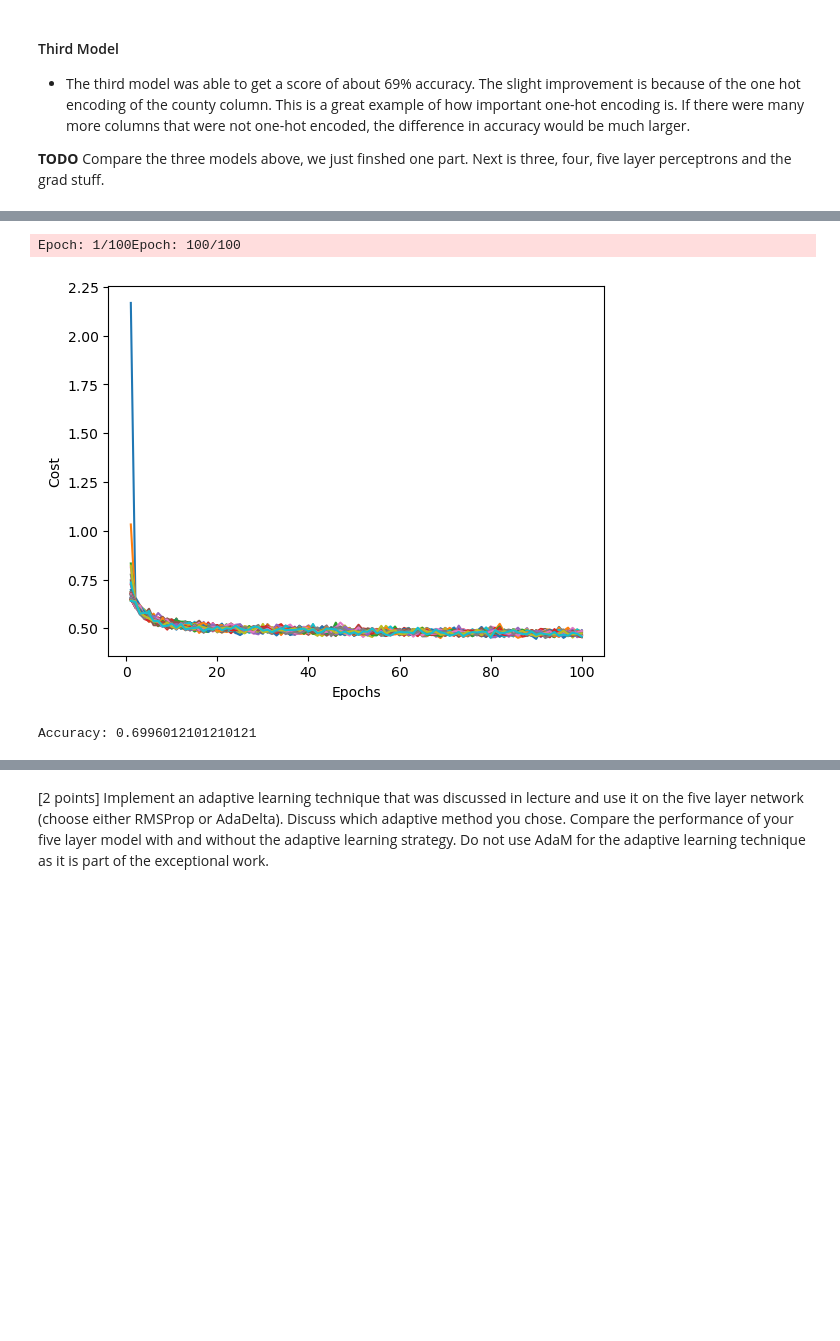
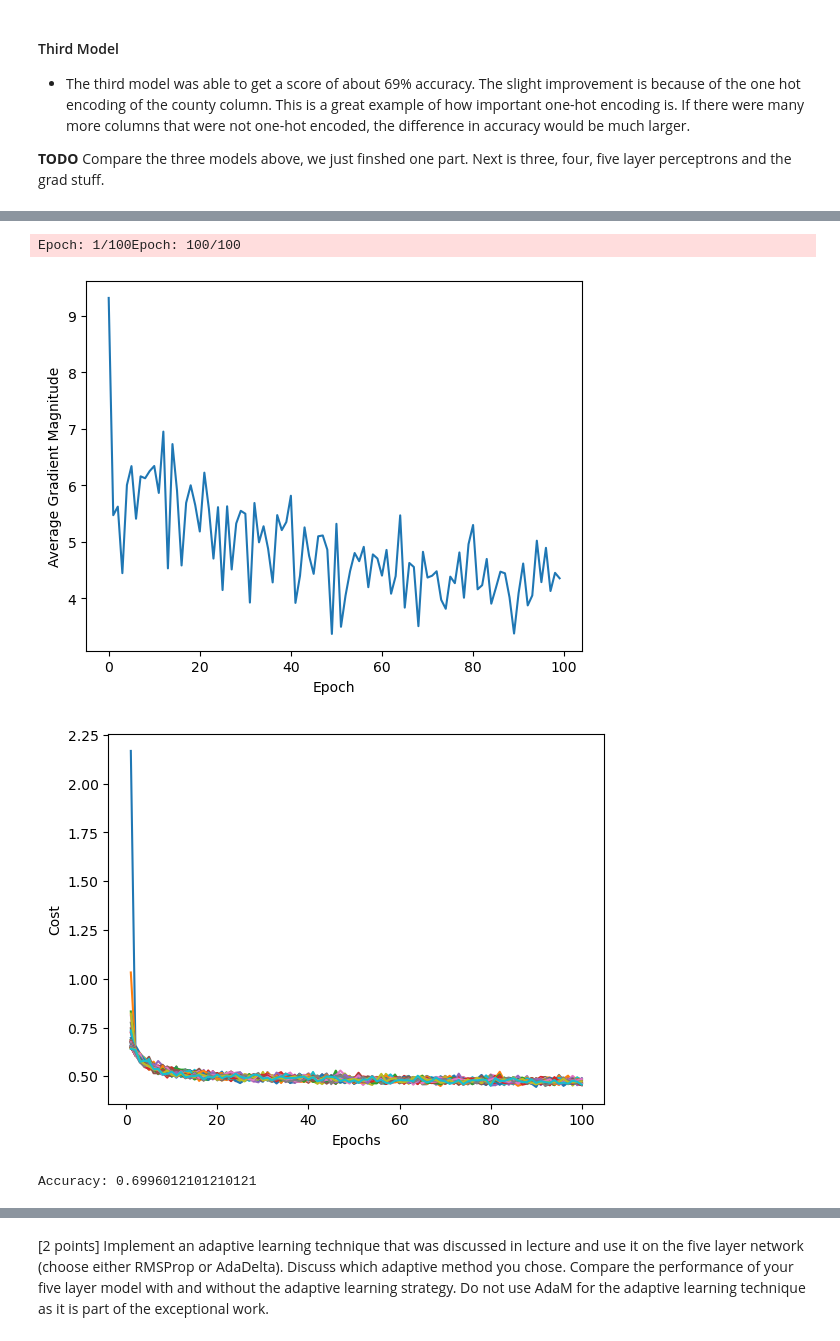
Before and after one commit to Jadonsw123/Lab4MultiLayerPerceptron, a Jupyter notebook: lab4secondtry.ipynb, the cells around one changed output, grey strips where cells are left out. Saved outputs shown, nothing was run; the diff lists cells and outputs as text; code cells hidden in the pictures; blank space fills up the shorter version.

Commit message:
Added gradient graphs

```diff
--- a/lab4secondtry.ipynb
+++ b/lab4secondtry.ipynb
@@ -622,6 +622,8 @@ class ThreeLayerPerceptron(NormalizedTwoLayerPerceptron):
         self.decrease_const = decrease_const
         self.shuffle = shuffle
         self.minibatches = minibatches
+        self.grad_avg_ = []  # Add this line
+
         #I just copy pasted all of the init functions so I can see what it is doing better
 
 
@@ -747,6 +749,8 @@ class ThreeLayerPerceptron(NormalizedTwoLayerPerceptron):
             # num batches== self.minibatches
             mini = np.array_split(range(y_data.shape[0]), self.minibatches)
             mini_cost = []
+            mini_grad_avg = []  # Temporary list for this epoch's gradients
+
             for idx in mini:
                 # feedforward all instances
                 A1, Z1, A2, Z2, A3, Z3, A4 = self._feedforward(X_data[idx], self.W1, self.W2, self.W3)
@@ -757,13 +761,22 @@ class ThreeLayerPerceptron(NormalizedTwoLayerPerceptron):
                 # compute gradient via backpropagation
                 grad1, grad2, grad3 = self._get_gradient(A1=A1, A2=A2, A3=A3, A4=A4, Z1=Z1, Z2=Z2, Z3=Z3, Y_enc=Y_enc[:,idx],
                                                         W1=self.W1, W2=self.W2, W3=self.W3)
+                # Compute the average magnitude of the gradients and append it to self.grad_avg_
+                grad_avg = (np.mean(np.abs(grad1)) + np.mean(np.abs(grad2)) + np.mean(np.abs(grad3))) / 3
+                mini_grad_avg.append(grad_avg)
                 rho_W1, rho_W2,rho_W3 = eta * grad1, eta * grad2,eta * grad3
                 # Save average gradient magnitudes
                 self.W1 -= (rho_W1 + (self.alpha * rho_W1_prev)) # update with momentum
                 self.W2 -= (rho_W2 + (self.alpha * rho_W2_prev)) # update with momentum
                 self.W3 -= (rho_W3 + (self.alpha * rho_W3_prev)) # update with momentum
+            self.grad_avg_.append(np.mean(mini_grad_avg))
             self.cost_.append(mini_cost)
-
+    def plot_grad_avg(self):
+        """Plot the average gradient magnitudes."""
+        plt.plot(range(len(self.grad_avg_)), self.grad_avg_)
+        plt.xlabel('Epoch')
+        plt.ylabel('Average Gradient Magnitude')
+        plt.show()
         return self
 # %%
 params = { 'n_hidden_1':30,'n_hidden_2':30,
@@ -794,5 +809,6 @@ Epoch: 2/50Epoch: 50/50
 Accuracy: 0.6991199119911992
 # %%
+
 class FourLayerPerceptron(ThreeLayerPerceptron):
 
     def __init__(self, alpha=0.1, decrease_const=0.0, shuffle=True, minibatches=1, n_hidden_1=30, n_hidden_2=30,n_hidden_3=30,
@@ -808,6 +824,8 @@ class FourLayerPerceptron(ThreeLayerPerceptron):
         self.decrease_const = decrease_const
         self.shuffle = shuffle
         self.minibatches = minibatches
+        self.grad_avg_ = []  # Add this line
+
         #I just copy pasted all of the init functions so I can see what it is doing better
 
 
@@ -946,6 +964,7 @@ class FourLayerPerceptron(ThreeLayerPerceptron):
             # num batches== self.minibatches
             mini = np.array_split(range(y_data.shape[0]), self.minibatches)
             mini_cost = []
+            mini_grad_avg = []
             for idx in mini:
                 # feedforward all instances
                 A1, Z1, A2, Z2, A3, Z3, A4, Z4, A5 = self._feedforward(X_data[idx], self.W1, self.W2, self.W3, self.W4)
@@ -955,41 +974,49 @@ class FourLayerPerceptron(ThreeLayerPerceptron):
 
                 # compute gradient via backpropagation
                 grad1, grad2, grad3, grad4 = self._get_gradient(A1=A1, A2=A2, A3=A3, A4=A4,A5=A5, Z1=Z1, Z2=Z2, Z3=Z3,Z4=Z4, Y_enc=Y_enc[:,idx],
-                                                        W1=self.W1, W2=self.W2, W3=self.W3, W4=self.W4)
+                                                        W1=self.W1, W2=self.W2, W3=self.W3, W4=self.W4)                # Compute the average magnitude of the gradients and append it to self.grad_avg_
+                grad_avg = (np.mean(np.abs(grad1)) + np.mean(np.abs(grad2)) + np.mean(np.abs(grad4)) + np.mean(np.abs(grad3))) / 4
+                mini_grad_avg.append(grad_avg)
+
+
                 rho_W1, rho_W2,rho_W3,rho_W4 = eta * grad1, eta * grad2,eta * grad3, eta * grad4
                 # Save average gradient magnitudes
                 self.W1 -= (rho_W1 + (self.alpha * rho_W1_prev)) # update with momentum
                 self.W2 -= (rho_W2 + (self.alpha * rho_W2_prev)) # update with momentum
                 self.W3 -= (rho_W3 + (self.alpha * rho_W3_prev)) # update with momentum
                 self.W4 -= (rho_W4 + (self.alpha * rho_W4_prev)) # update with momentum
+            self.grad_avg_.append(np.mean(mini_grad_avg))
             self.cost_.append(mini_cost)
 
         return self
 # %%
+
 params = { 'n_hidden_1':30,'n_hidden_2':30, 'n_hidden_3':30,
          'C':0.1, 'epochs':100, 'eta':0.001,
          'alpha':0.001, 'decrease_const':1e-5, 'minibatches':50,
          'shuffle':True,'random_state':1}
 # model = TLPVectorizedMiniBatchCrossEntropyGlorot(n_hidden=30, C=0.0, epochs=50, eta=0.001, random_state=42)
 model = FourLayerPerceptron(**params)
 model.fit(X_train, y_train, print_progress=True)
+model.plot_grad_avg()
 # plot the loss over time to ensure convergence
 plt.plot(range(1, len(model.cost_)+1), model.cost_)
 plt.xlabel("Epochs")
 plt.ylabel("Cost")
 plt.show()
 
 # evaluate the model on the test set
 y_pred = model.predict(X_test)
 
 # convert y_pred into a one-hot encoded dataframe
 y_pred = convert_data(y_pred)
 
 # Get accuracy
 accuracy = accuracy_score(y_test, y_pred)
 print("Accuracy:", accuracy)
 # %% [output]
 Epoch: 1/100Epoch: 100/100
-[figure, old version]
+[figure, new version]
+[figure, added]
 Accuracy: 0.6996012101210121
 # %%
```
Also changed, not shown: parts of 7 cells of this notebook.
